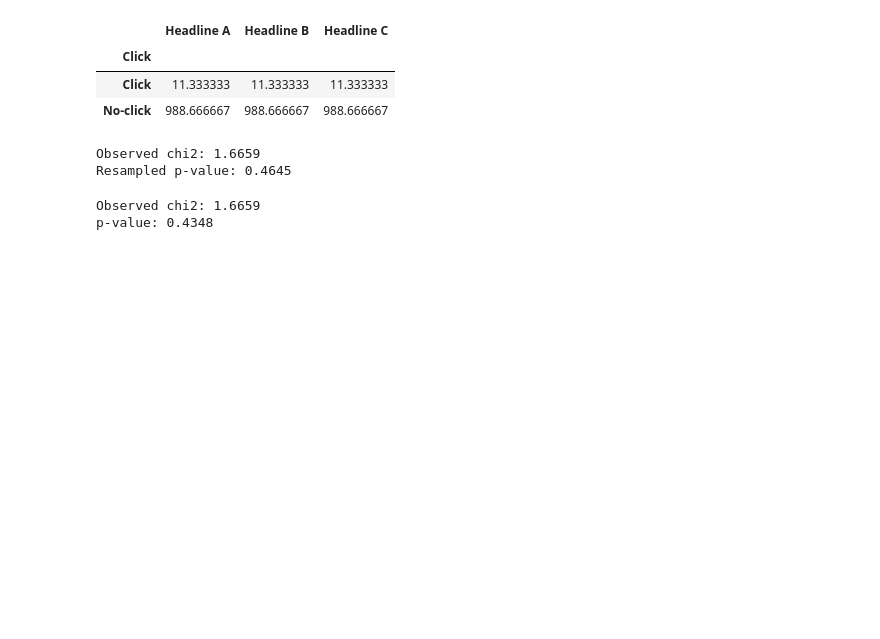
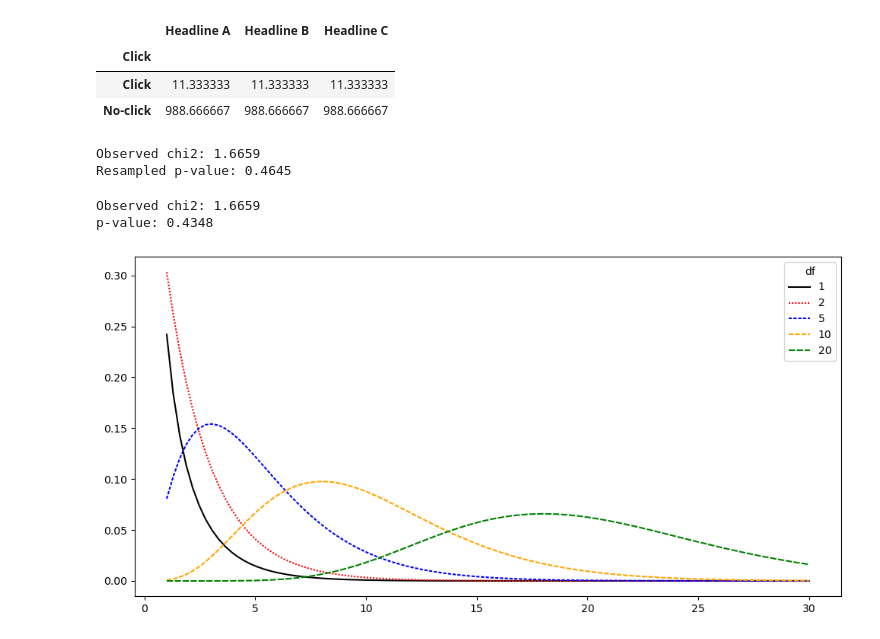
Before and after one commit to online5880/Practical-Statistics-For-DataScientists, a Jupyter notebook: Chapter_03/chi-square.ipynb, the cells around one changed output. Drawn from its saved outputs; the diff is of its cells as text; code cells hidden in the pictures; blank space fills up the shorter version.

```diff
--- a/Chapter_03/chi-square.ipynb
+++ b/Chapter_03/chi-square.ipynb
@@ -71,3 +71,29 @@ print(f'p-value: {pvalue:.4f}')
 # %% [output]
 Observed chi2: 1.6659
 p-value: 0.4348
+# %%
+from matplotlib import pyplot as plt
+
+
+x = [1 + i * (30 - 1) / 99 for i in range(100)]
+
+chi = pd.DataFrame({
+    'x': x,
+    'chi_1': stats.chi2.pdf(x, df=1),
+    'chi_2': stats.chi2.pdf(x, df=2),
+    'chi_5': stats.chi2.pdf(x, df=5),
+    'chi_10': stats.chi2.pdf(x, df=10),
+    'chi_20': stats.chi2.pdf(x, df=20),
+})
+fig, ax = plt.subplots(figsize=(10, 5))
+ax.plot(chi.x, chi.chi_1, color='black', linestyle='-', label='1')
+ax.plot(chi.x, chi.chi_2, color='red', linestyle=(0, (1, 1)), label='2')
+ax.plot(chi.x, chi.chi_5, color='blue', linestyle=(0, (2, 1)), label='5')
+ax.plot(chi.x, chi.chi_10, color='orange', linestyle=(0, (3, 1)), label='10')
+ax.plot(chi.x, chi.chi_20, color='green', linestyle=(0, (4, 1)), label='20')
+ax.legend(title='df')
+
+plt.tight_layout()
+plt.show()
+# %% [output]
+[figure, added]
```
Also changed, not shown: 1 other file.
